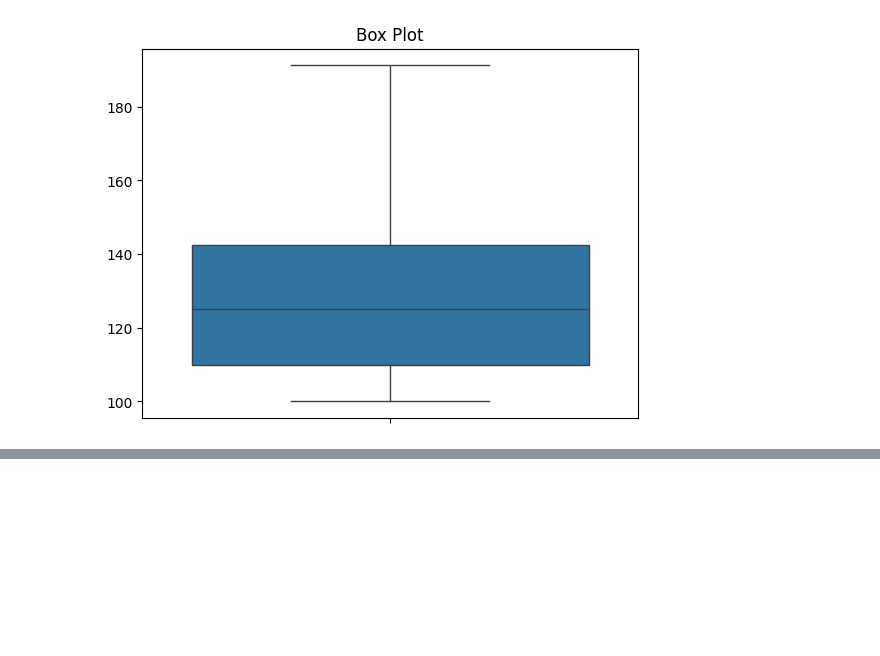
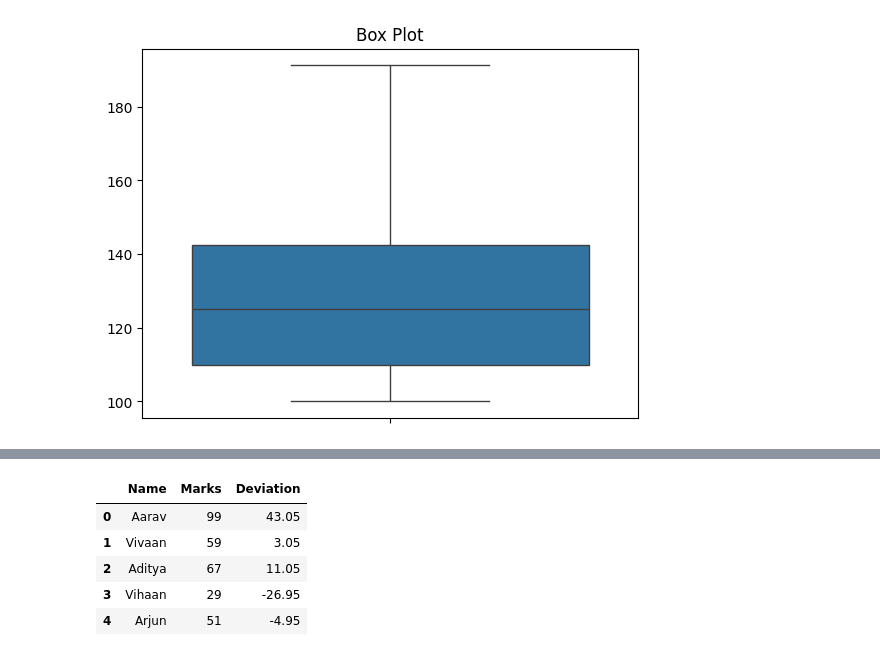
Before and after one commit to pritkudale/ML-for-Teachers, a Jupyter notebook: Statistics/Statistics.ipynb, the cells around one changed output, grey strips where cells are left out. Drawn from its saved outputs; the diff is of its cells as text; code cells hidden in the pictures; blank space fills up the shorter version.

```diff
--- a/Statistics/Statistics.ipynb
+++ b/Statistics/Statistics.ipynb
@@ -163,0 +215,9 @@ plt.show()
+# %%
+df.head()
+# %% [output]
+|  | Name | Marks | Deviation |
+| 0 | Aarav | 99 | 43.05 |
+| 1 | Vivaan | 59 | 3.05 |
+| 2 | Aditya | 67 | 11.05 |
+| 3 | Vihaan | 29 | -26.95 |
+| 4 | Arjun | 51 | -4.95 |
```
Also changed, not shown: parts of 15 cells of this notebook.
